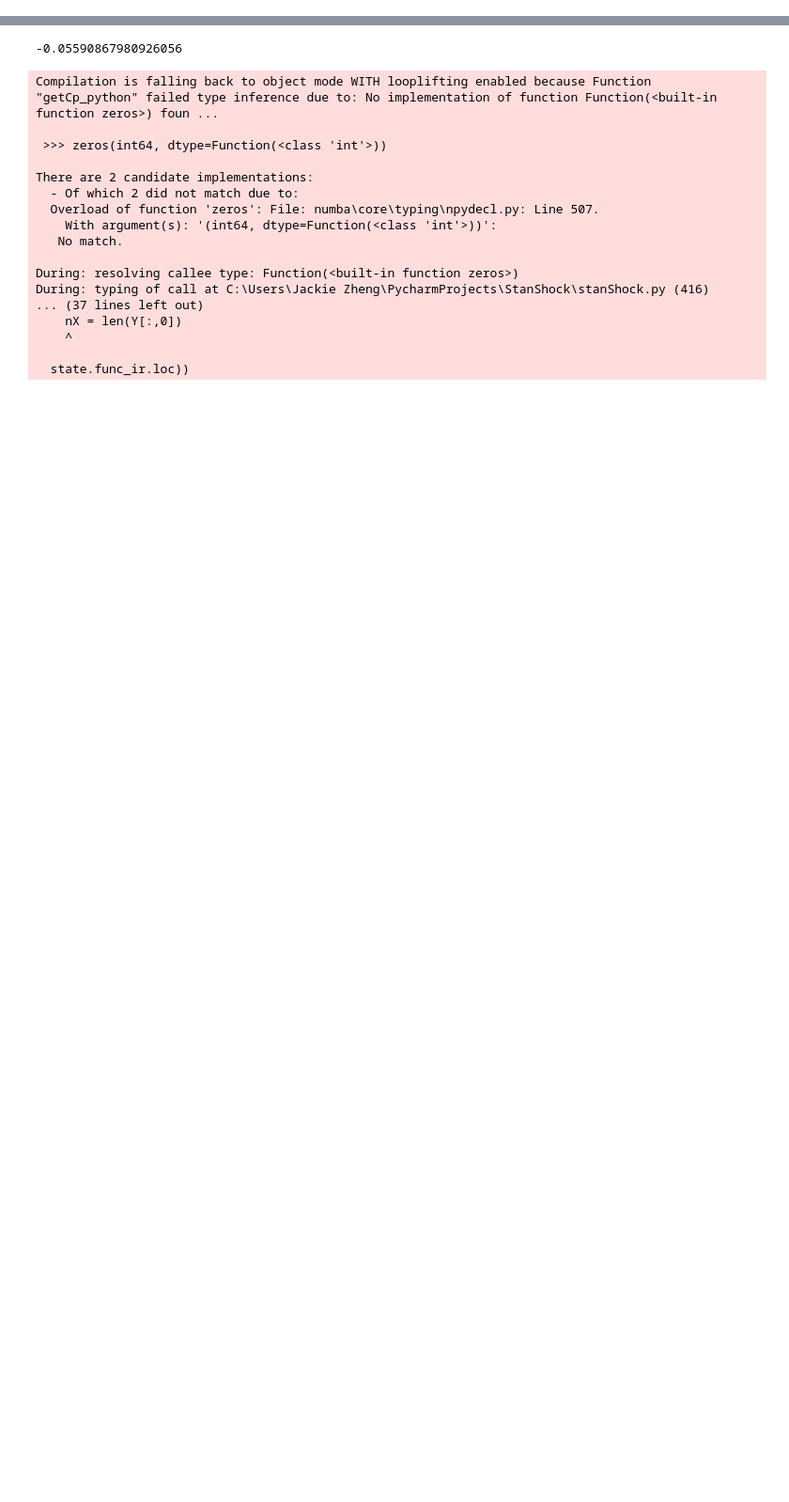
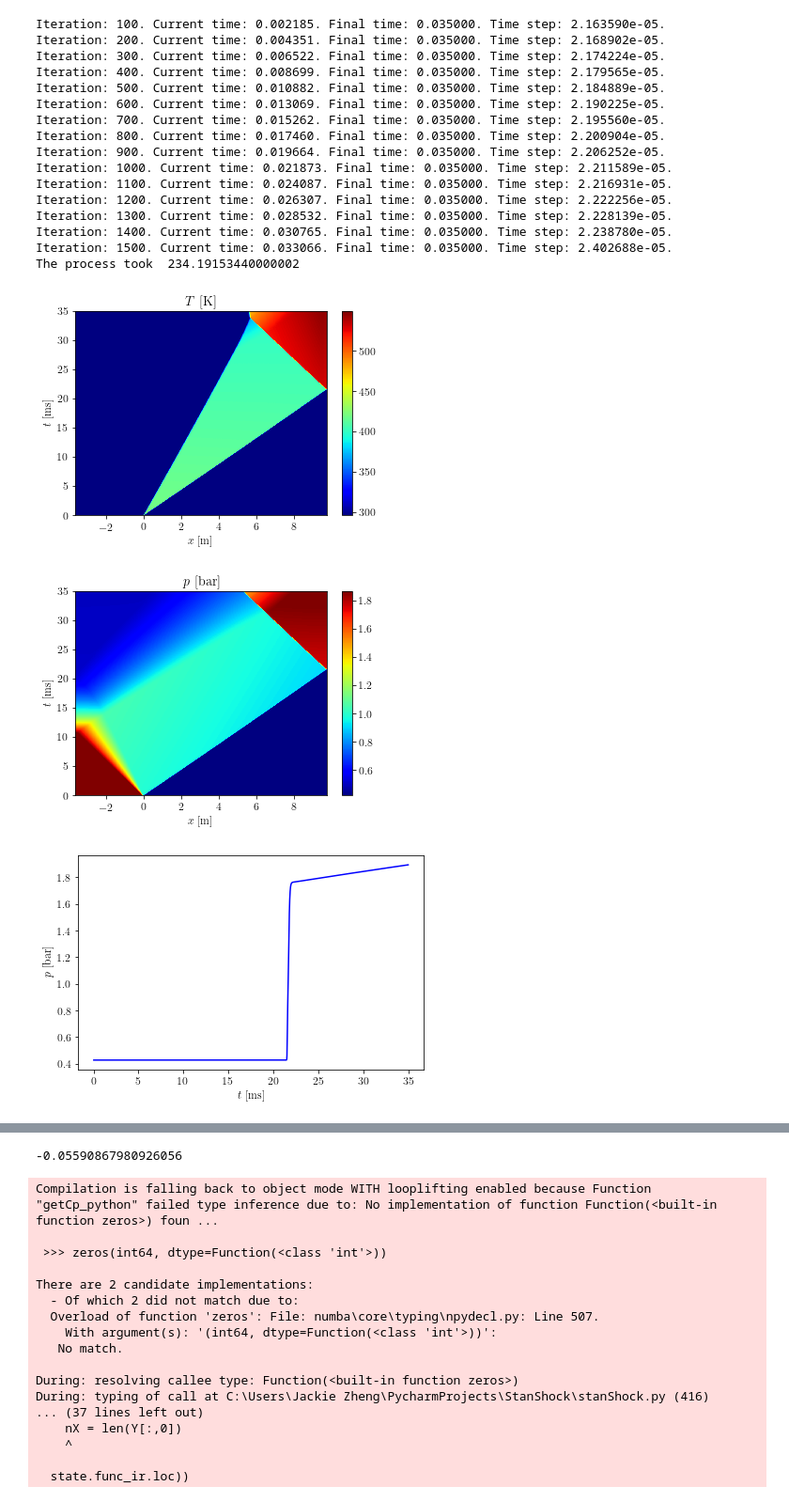
Before and after one commit to jky819/StanShock, a Jupyter notebook: ShockTubeSimulations/Shock_Tube_Simulations.ipynb, the cells around one changed output, grey strips where cells are left out. Shown at 94% size. Saved outputs shown, nothing was run; the diff lists cells and outputs as text; code cells hidden in the pictures; blank space fills up the shorter version.

```diff
--- a/ShockTubeSimulations/Shock_Tube_Simulations.ipynb
+++ b/ShockTubeSimulations/Shock_Tube_Simulations.ipynb
@@ -2,0 +67,54 @@ from GasDynamicsSim import ShockSim
+# %%
+Mixture = {
+    'mechanism':"O2Argon.xml",
+    'X4':"N2:1",
+    'X1':"AR:1"
+}
+
+
+Thermal = {
+    'p4':30*6894.76,#27.5*6894.76,
+    'p1':320.5*133.322,#88.2*133.322,
+    'T1':23+273,
+}
+
+Sim = {
+    'nXFine':1000,
+    'tFinal':35e-3,
+    'ProbeLoc': 2e-2,
+    'alpha':1, # boundary layer correction term for shear stress. 1 for incompressible case
+    'beta':1, # boundary layer correction term for heat transfer. 1 for incompressible case
+    'D_mul':1, # boundary layer correction term for effective diameter. 1 for incompressible case
+    'BoundaryLayer': True,
+    'Reacting': False,
+    'Diffusion': False
+}
+
+Geometry = {
+    'LDriver':3.63,#9.57,
+    'LDriven':9.73,
+    'DDriver':11.53e-2,
+    'DDriven':11.53e-2
+}
+ssim = ShockSim(Mixture, Thermal, Sim, Geometry, saveData = False)
+ssim.XT_Diagram()
+# %% [output]
+Iteration: 100. Current time: 0.002185. Final time: 0.035000. Time step: 2.163590e-05.
+Iteration: 200. Current time: 0.004351. Final time: 0.035000. Time step: 2.168902e-05.
+Iteration: 300. Current time: 0.006522. Final time: 0.035000. Time step: 2.174224e-05.
+Iteration: 400. Current time: 0.008699. Final time: 0.035000. Time step: 2.179565e-05.
+Iteration: 500. Current time: 0.010882. Final time: 0.035000. Time step: 2.184889e-05.
+Iteration: 600. Current time: 0.013069. Final time: 0.035000. Time step: 2.190225e-05.
+Iteration: 700. Current time: 0.015262. Final time: 0.035000. Time step: 2.195560e-05.
+Iteration: 800. Current time: 0.017460. Final time: 0.035000. Time step: 2.200904e-05.
+Iteration: 900. Current time: 0.019664. Final time: 0.035000. Time step: 2.206252e-05.
+Iteration: 1000. Current time: 0.021873. Final time: 0.035000. Time step: 2.211589e-05.
+Iteration: 1100. Current time: 0.024087. Final time: 0.035000. Time step: 2.216931e-05.
+Iteration: 1200. Current time: 0.026307. Final time: 0.035000. Time step: 2.222256e-05.
+Iteration: 1300. Current time: 0.028532. Final time: 0.035000. Time step: 2.228139e-05.
+Iteration: 1400. Current time: 0.030765. Final time: 0.035000. Time step: 2.238780e-05.
+Iteration: 1500. Current time: 0.033066. Final time: 0.035000. Time step: 2.402688e-05.
+The process took  234.19153440000002
+[figure, added]
+[figure, added]
+[figure, added]
```
Also changed, not shown: parts of 17 cells of this notebook, 11 other files.
